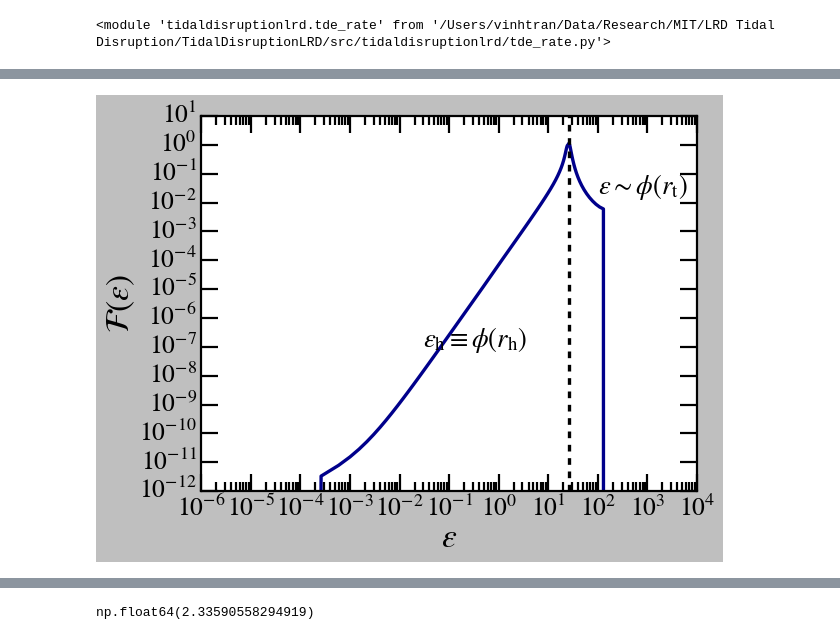
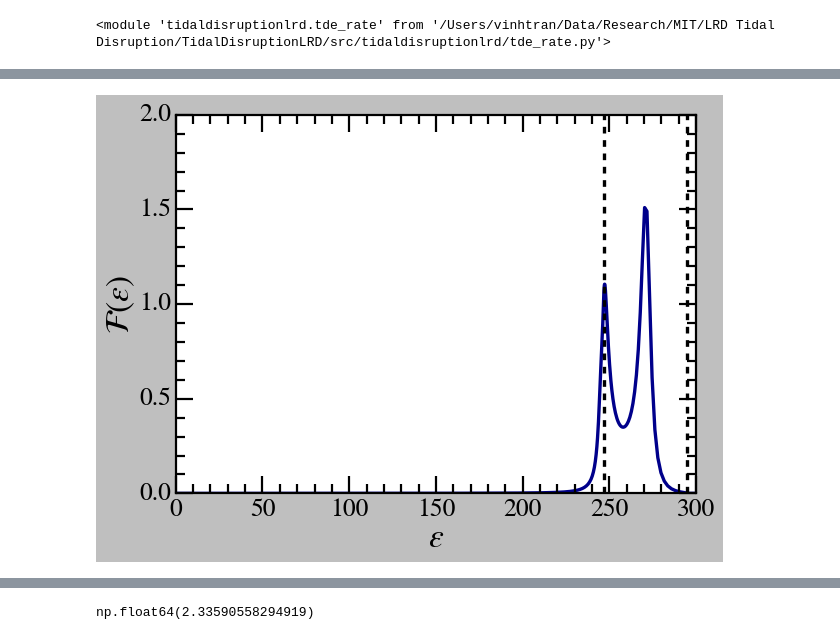
Before and after one commit to vinh-qtran/TidalDisruptionLRD, a Jupyter notebook: nbs/test.ipynb, the cells around one changed output, grey strips where cells are left out. Drawn from its saved outputs; the diff is of its cells as text; code cells hidden in the pictures.

```diff
--- a/nbs/test.ipynb
+++ b/nbs/test.ipynb
@@ -29,11 +29,12 @@ importlib.reload(tde_rate)
 <module 'tidaldisruptionlrd.tde_rate' from '/Users/vinhtran/Data/Research/MIT/LRD Tidal Disruption/TidalDisruptionLRD/src/tidaldisruptionlrd/tde_rate.py'>
 # %%
 profile = stellar_distribution.DehnenCuspProfile(
-    M_s=1e2,
-    gamma=1,
+    M_s=1e5,
+    gamma=2,
     r_bin_min=1e-4,
     r_bin_max=1e6,
     N_bins=4000,
     reduce_factor=10,
     N_trapz_bins=400,
+    # basic_profile_only=True
 )
@@ -159,29 +73,32 @@ plt.show()
 # %%
-idx = np.argmin(np.abs(tde.M_bhs - 2e5))
+idx = np.argmin(np.abs(tde.M_bhs - 1e3))
 
 epsilon_bar_bins = tde._epsilon_bar_bins
 F_bar_bins = tde.get_single_F_bar_bins(M_bh=tde.M_bhs[idx], r_h=tde.r_hs[idx])
 
 plt.plot(epsilon_bar_bins, F_bar_bins, color="darkblue")
 
 
 def get_epsilon_h(profile):
     return np.exp(np.interp(0, np.log(profile.r_bins), np.log(-profile.phi_bins)))
 
 
 plt.axvline(get_epsilon_h(profile), color="k", ls="--")
+plt.axvline(tde._get_psi_t_bar_bins(4.84814e-6 / tde.r_hs[idx]), color="k", ls="--")
 
-plt.text(3e-2, 1e-7, r"$\epsilon_{\rm h} \equiv \phi (r_{\rm h})$", fontsize=24)
-plt.text(1e2, 2e-2, r"$\epsilon \sim \phi (r_{\rm t})$", fontsize=24)
+# plt.axvline(epsilon_bar_bins[np.argmax(F_bar_bins)], color="k", ls="--")
 
-plt.xscale("log")
-plt.yscale("log")
+plt.xlim(0, 300)
+plt.ylim(0, 2)
+
+# plt.xscale("log")
+# plt.yscale("log")
 
 plt.xlabel(r"$\epsilon$")
 plt.ylabel(r"$\mathcal{F}(\epsilon)$")
 
 plt.tight_layout()
 # plt.savefig("../../Slides/flux_per_energy.png")
 plt.show()
 # %% [output]
-[figure, old version]
+[figure, new version]
```
Also changed, not shown: parts of 17 cells of this notebook, 9 other files.
